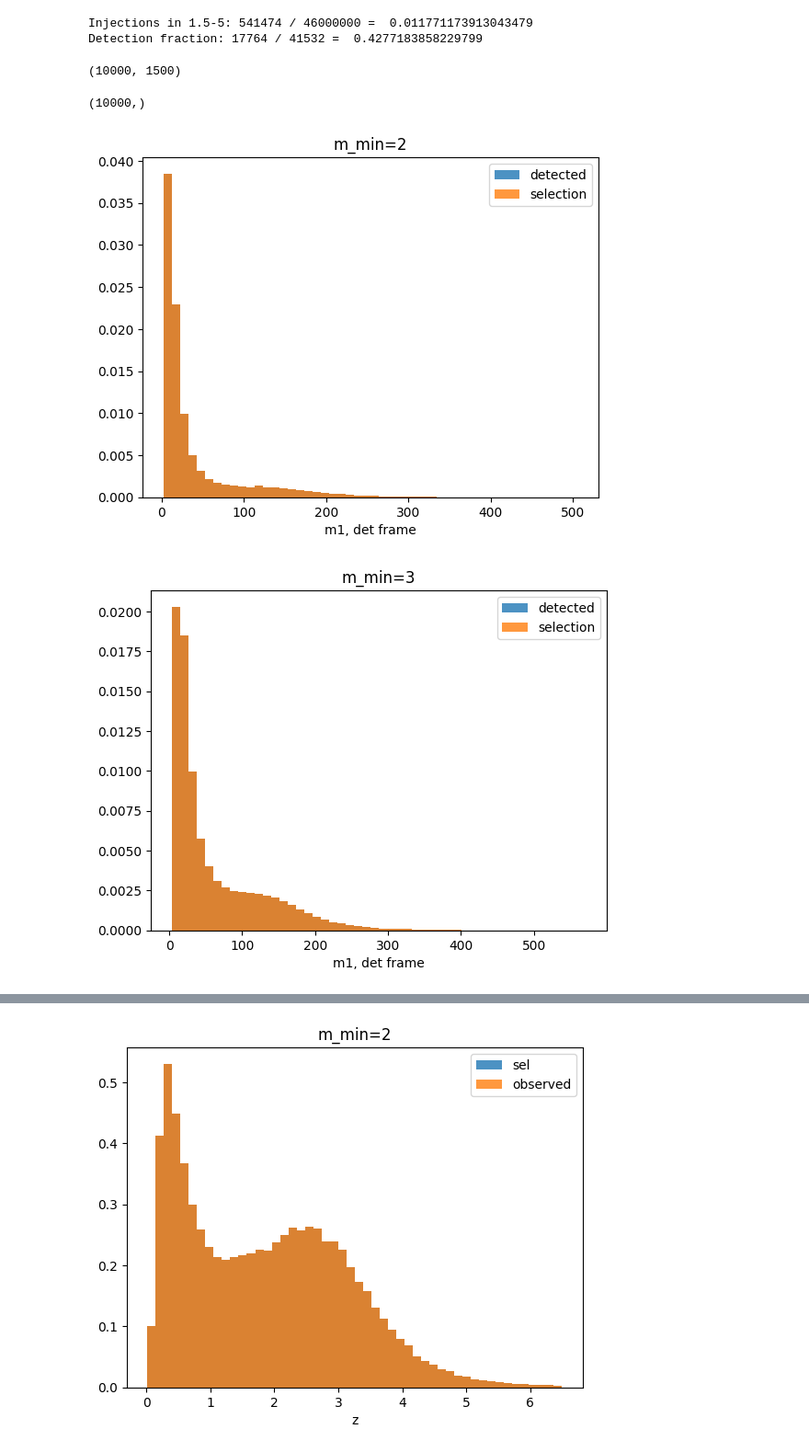
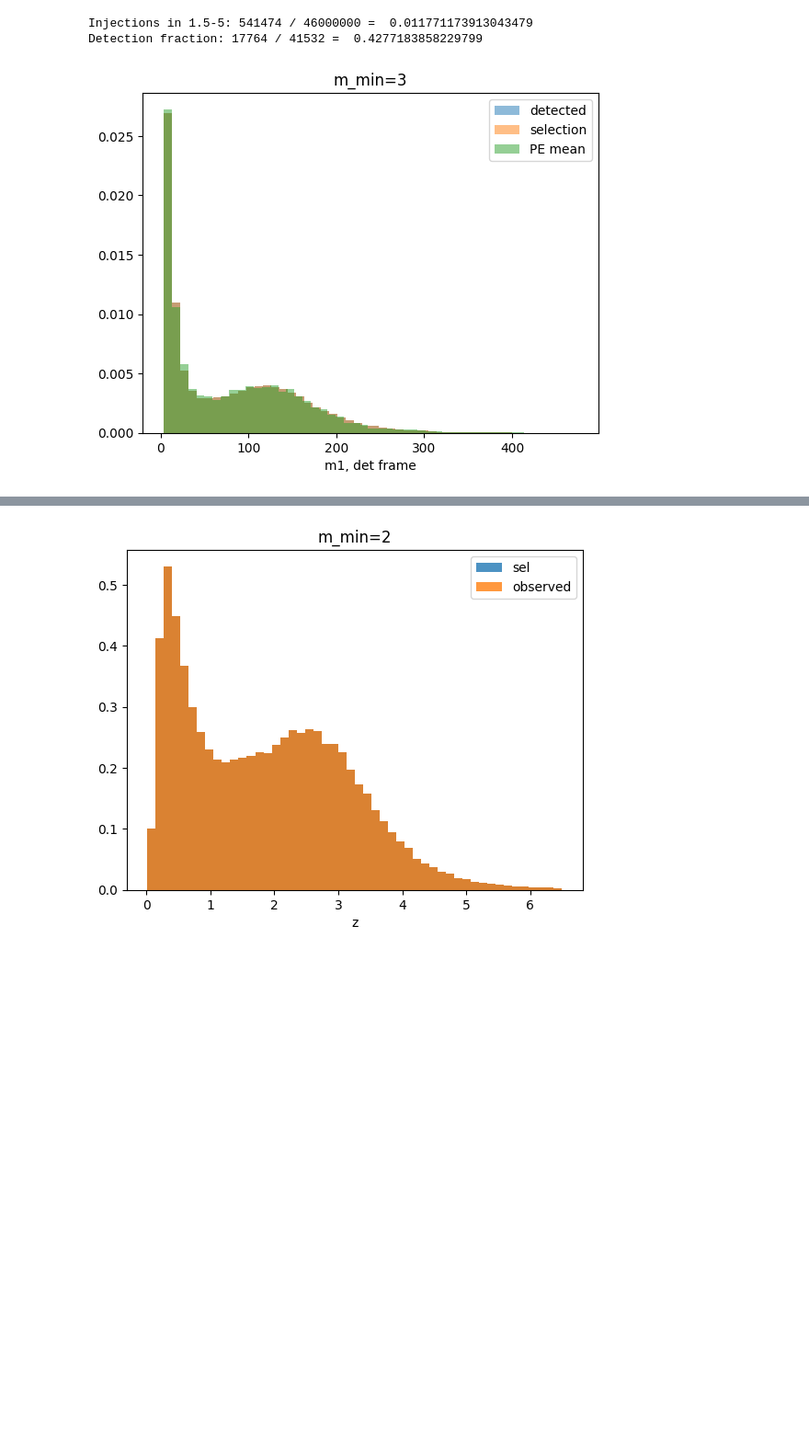
Before and after one commit to abby-moran/GW_pop_cosmo_inference, a Jupyter notebook: scripts/sandbox.ipynb, the cells around one changed output, grey strips where cells are left out. Shown at 92% size. Saved outputs shown, nothing was run; the diff lists cells and outputs as text; code cells hidden in the pictures; blank space fills up the shorter version.

```diff
--- a/scripts/sandbox.ipynb
+++ b/scripts/sandbox.ipynb
@@ -103,39 +103,32 @@ print(f"Detection fraction: {np.sum(mask_low_det)} / {len(m1s_sel)} = ", np.sum(
 # %% [output]
 Injections in 1.5-5: 541474 / 46000000 =  0.011771173913043479
 Detection fraction: 17764 / 41532 =  0.4277183858229799
-# %%
-m1s_obs= np.asarray(pe_samps['m1'].to_list())
-# %%
-m1s_obs.shape
-# %% [output]
-(10000, 1500)
-# %%
-np.mean(m1s_obs, axis=1).shape
-# %% [output]
-(10000,)
 # %%
-sel_files=['../runs/mock_GWTC5_evo_mmin/sel_mockGW5_evo.h5','../runs/mock_GWTC5_evo_mmin/sel_mockGW5_evo_min3.h5',
-            '../runs/mock_GWTC5_evo_mmin/sel_mockGW5_evo_min4.h5',
-              '../runs/mock_GWTC5_evo_mmin/sel_mockGW5_evo_min5.h5']
+sel_files=['../runs/mock_GWTC5_evo_mmin/sel_mockGW5_evo_m3_nerr.h5']
 
-obs_files=['../runs/mock_GWTC5_evo_mmin/obs_mockGW5_evo.h5',
-          '../runs/mock_GWTC5_evo_mmin/obs_mockGW5_evo3.h5','../runs/mock_GWTC5_evo_mmin/obs_mockGW5_evo4.h5',
-          '../runs//mock_GWTC5_evo_mmin/obs_mockGW5_evo5.h5']
+obs_files=['../runs/mock_GWTC5_evo_mmin/obs_mockGW5_evo3_nerr.h5']
 
-PE_files=['../runs/mock_GWTC5_evo_mmin/PE_mockGW5_evo.h5',
-          '../runs/mock_GWTC5_evo_mmin/PE_mockGW5_evo_min3.h5','../runs/mock_GWTC5_evo_mmin/PE_mockGW5_evo_min4.h5',
-          '../runs//mock_GWTC5_evo_mmin/PE_mockGW5_evo_min5.h5']
-titles=['m_min=2','m_min=3','m_min=4', 'm_min= 5 (original)']
+PE_files=['../runs/mock_GWTC5_evo_mmin/PE_mockGW5_evo_m3_nerr.h5']
+
+m1s=np.asarray(pd.read_hdf(PE_files[0])['m1'].to_list())
+dls=np.asarray(pd.read_hdf(PE_files[0])['dl'].to_list())
+qs=np.asarray(pd.read_hdf(PE_files[0])['q'].to_list())
+
+m1s_pe_mean=np.mean(m1s, axis=1)
+dls_pe_mean=np.mean(dls, axis=1)
+qs_pe_mean=np.mean(qs, axis=1)
+
+titles=['m_min=3']
 for i in range(len(sel_files)):
     m1s_sel=pd.read_hdf(sel_files[i], key='true_parameters')['m1d']
     m1s_obs=pd.read_hdf(obs_files[i], key='observations')['m1d']
-    plt.hist(m1s_obs,bins=50, alpha=0.8, density=True, label='detected')
-    plt.hist(m1s_sel,bins=50, alpha=.8, density=True, label='selection')
+    plt.hist(m1s_obs,bins=50, alpha=0.5, density=True, label='detected')
+    plt.hist(m1s_sel,bins=50, alpha=.5, density=True, label='selection')
+    plt.hist(m1s_pe_mean,bins=50, alpha=.5, density=True, label='PE mean')
     #plt.hist(m1s_obs,bins=50, alpha=0.8, density=True, label='detected')
     plt.title(titles[i])
     plt.xlabel('m1, det frame')
     plt.legend()
     plt.show()
 # %% [output]
-[figure, old version]
+[figure, new version]
-[figure, removed]
```
Also changed, not shown: parts of 1 cell of this notebook, 1 other file.
